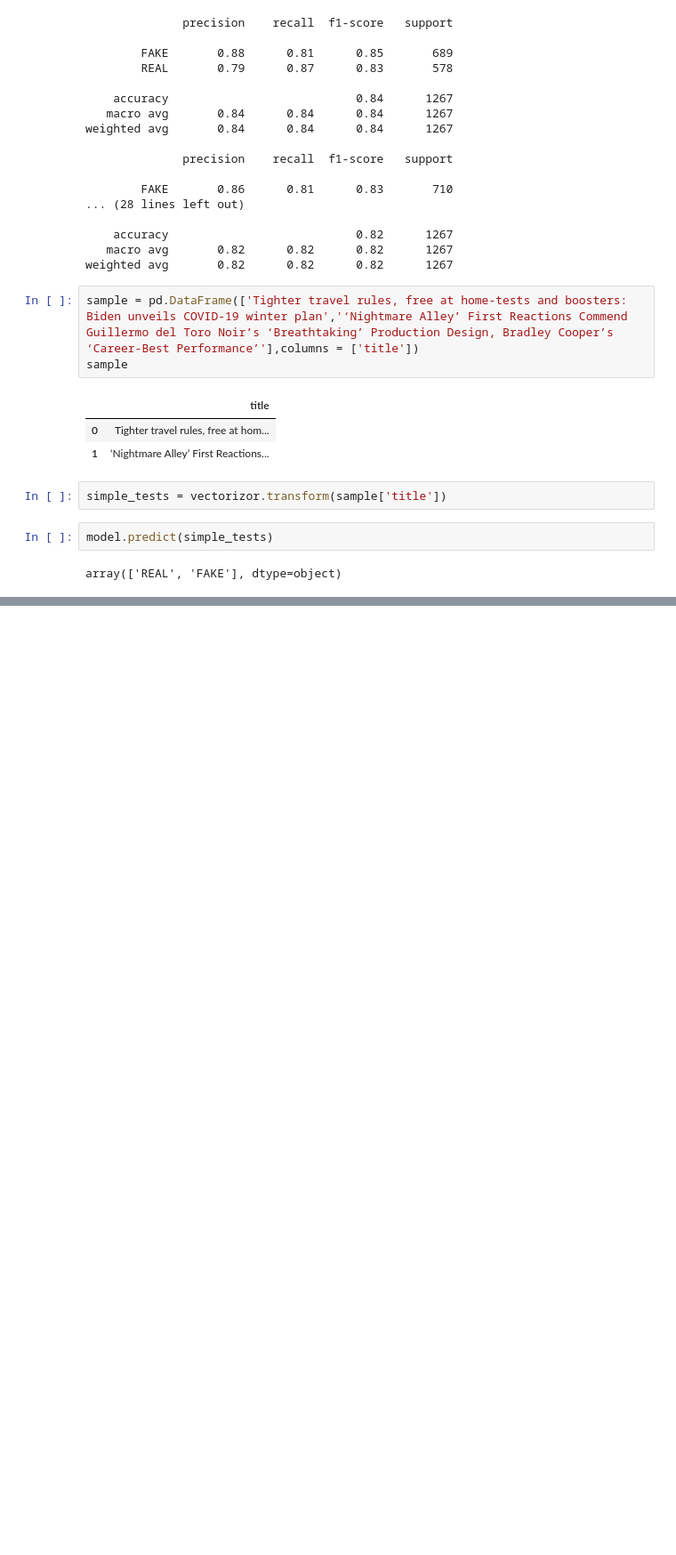
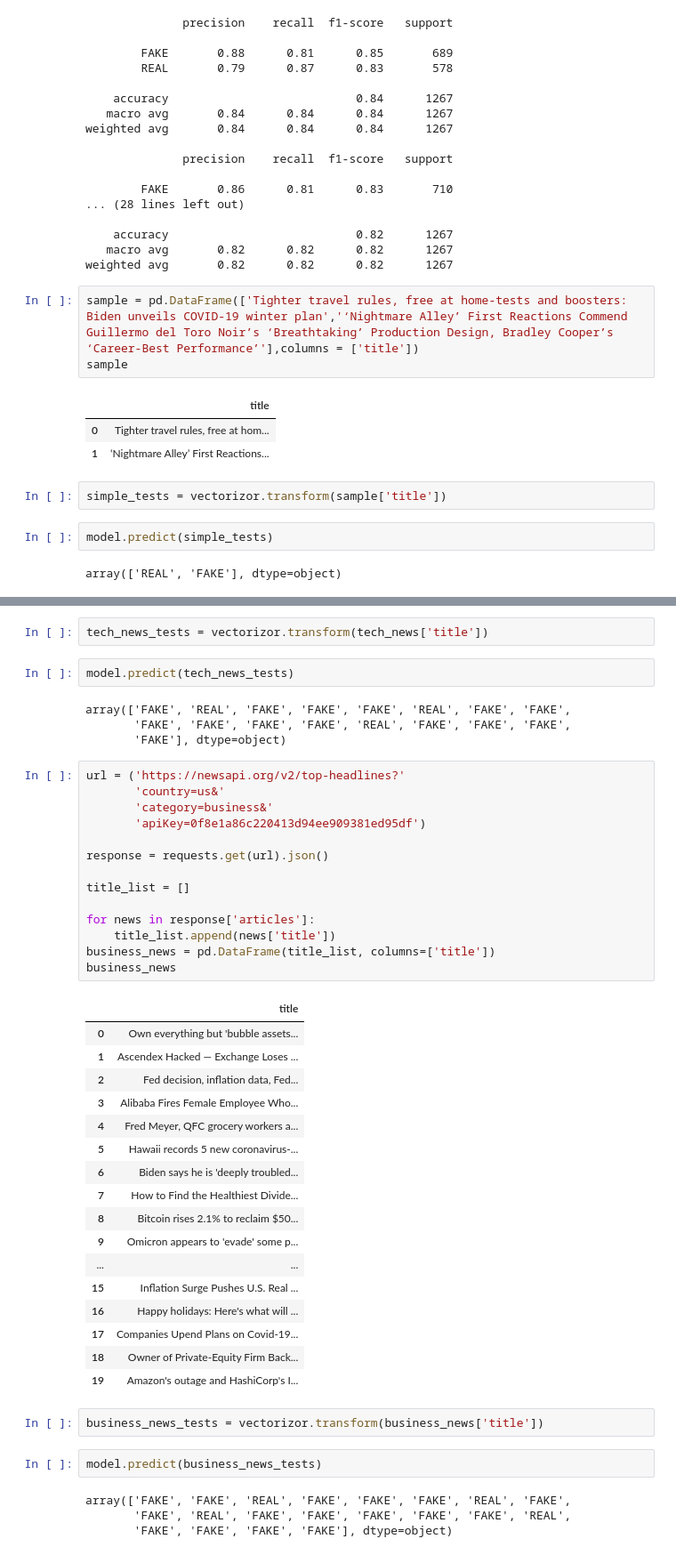
Before and after one commit to CS-521-A3/final-project, a Jupyter notebook: data processing(SVC).ipynb, the cells around one changed output, grey strips where cells are left out. Shown: that part at 89% size. Saved outputs shown, nothing was run; the diff lists cells and outputs as text; blank space fills up the shorter version.

```diff
--- a/process_data.ipynb
+++ b/data processing(SVC).ipynb
@@ -152,0 +285,48 @@ array(['REAL', 'FAKE'], dtype=object)
+# %%
+tech_news_tests = vectorizor.transform(tech_news['title'])
+# %%
+model.predict(tech_news_tests)
+# %% [output]
+array(['FAKE', 'REAL', 'FAKE', 'FAKE', 'FAKE', 'REAL', 'FAKE', 'FAKE',
+       'FAKE', 'FAKE', 'FAKE', 'FAKE', 'REAL', 'FAKE', 'FAKE', 'FAKE',
+       'FAKE'], dtype=object)
+# %%
+url = ('https://newsapi.org/v2/top-headlines?'
+       'country=us&'
+       'category=business&'
+       'apiKey=0f8e1a86c220413d94ee909381ed95df')
+
+response = requests.get(url).json()
+
+title_list = []
+
+for news in response['articles']:
+    title_list.append(news['title'])
+business_news = pd.DataFrame(title_list, columns=['title'])
+business_news
+# %% [output]
+|  | title |
+| 0 | Own everything but 'bubble assets... |
+| 1 | Ascendex Hacked — Exchange Loses ... |
+| 2 | Fed decision, inflation data, Fed... |
+| 3 | Alibaba Fires Female Employee Who... |
+| 4 | Fred Meyer, QFC grocery workers a... |
+| 5 | Hawaii records 5 new coronavirus-... |
+| 6 | Biden says he is 'deeply troubled... |
+| 7 | How to Find the Healthiest Divide... |
+| 8 | Bitcoin rises 2.1% to reclaim $50... |
+| 9 | Omicron appears to 'evade' some p... |
+| ... | ... |
+| 15 | Inflation Surge Pushes U.S. Real ... |
+| 16 | Happy holidays: Here's what will ... |
+| 17 | Companies Upend Plans on Covid-19... |
+| 18 | Owner of Private-Equity Firm Back... |
+| 19 | Amazon's outage and HashiCorp's I... |
+# %%
+business_news_tests = vectorizor.transform(business_news['title'])
+# %%
+model.predict(business_news_tests)
+# %% [output]
+array(['FAKE', 'FAKE', 'REAL', 'FAKE', 'FAKE', 'FAKE', 'REAL', 'FAKE',
+       'FAKE', 'REAL', 'FAKE', 'FAKE', 'FAKE', 'FAKE', 'FAKE', 'REAL',
+       'FAKE', 'FAKE', 'FAKE', 'FAKE'], dtype=object)
```
Also changed, not shown: parts of 8 cells of this notebook.
